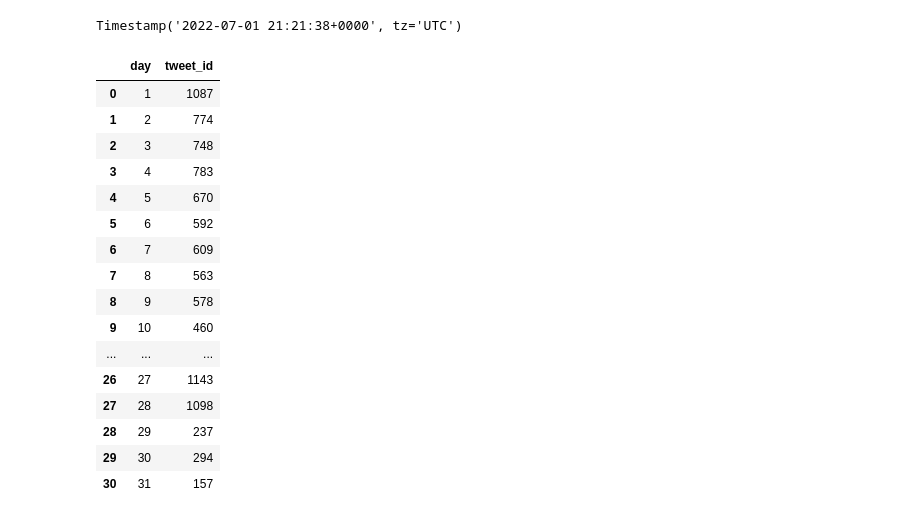
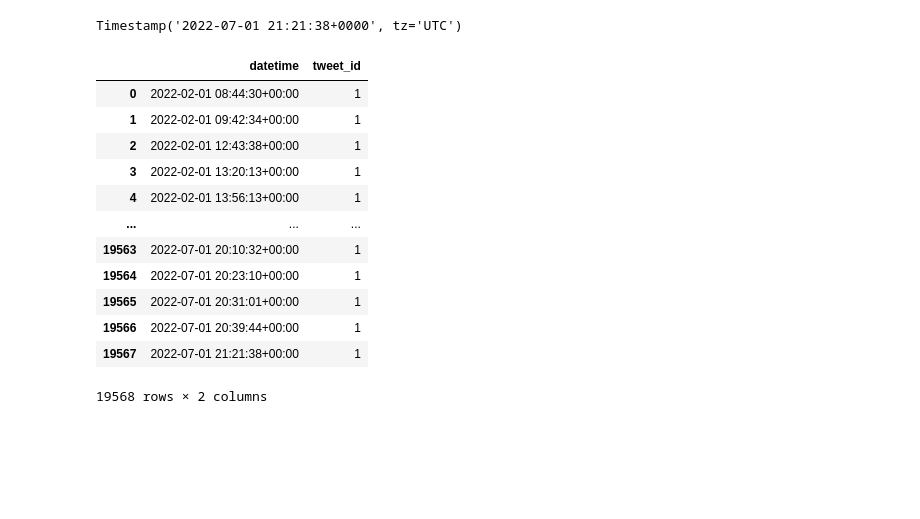
Before and after one commit to vnarvaezt/twitter_scrapping_sentiment_analysis, a Jupyter notebook: notebooks/explo_tweets.ipynb, the cells around one changed output. Drawn from its saved outputs; the diff is of its cells as text; code cells hidden in the pictures; blank space fills up the shorter version.

```diff
--- a/notebooks/explo_tweets.ipynb
+++ b/notebooks/explo_tweets.ipynb
@@ -118,26 +118,22 @@ data["datetime"].max()
 # %% [output]
 Timestamp('2022-07-01 21:21:38+0000', tz='UTC')
 # %%
-tmp = data.groupby("day")["tweet_id"].count().reset_index()
+tmp = data.groupby("datetime")["tweet_id"].count().reset_index()
 display(tmp)
-fig = px.line(tmp, x='day', y="tweet_id")
+fig = px.scatter(tmp, x='datetime', y="tweet_id")
 fig.show()
 # %% [output]
-|  | day | tweet_id |
-| 0 | 1 | 1087 |
-| 1 | 2 | 774 |
-| 2 | 3 | 748 |
-| 3 | 4 | 783 |
-| 4 | 5 | 670 |
-| 5 | 6 | 592 |
-| 6 | 7 | 609 |
-| 7 | 8 | 563 |
-| 8 | 9 | 578 |
-| 9 | 10 | 460 |
+|  | datetime | tweet_id |
+| 0 | 2022-02-01 08:44:30+00:00 | 1 |
+| 1 | 2022-02-01 09:42:34+00:00 | 1 |
+| 2 | 2022-02-01 12:43:38+00:00 | 1 |
+| 3 | 2022-02-01 13:20:13+00:00 | 1 |
+| 4 | 2022-02-01 13:56:13+00:00 | 1 |
 | ... | ... | ... |
-| 26 | 27 | 1143 |
-| 27 | 28 | 1098 |
-| 28 | 29 | 237 |
-| 29 | 30 | 294 |
-| 30 | 31 | 157 |
+| 19563 | 2022-07-01 20:10:32+00:00 | 1 |
+| 19564 | 2022-07-01 20:23:10+00:00 | 1 |
+| 19565 | 2022-07-01 20:31:01+00:00 | 1 |
+| 19566 | 2022-07-01 20:39:44+00:00 | 1 |
+| 19567 | 2022-07-01 21:21:38+00:00 | 1 |
+19568 rows × 2 columns
 [interactive output not drawn]
```
Also changed, not shown: parts of 6 cells of this notebook, 8 other files.
